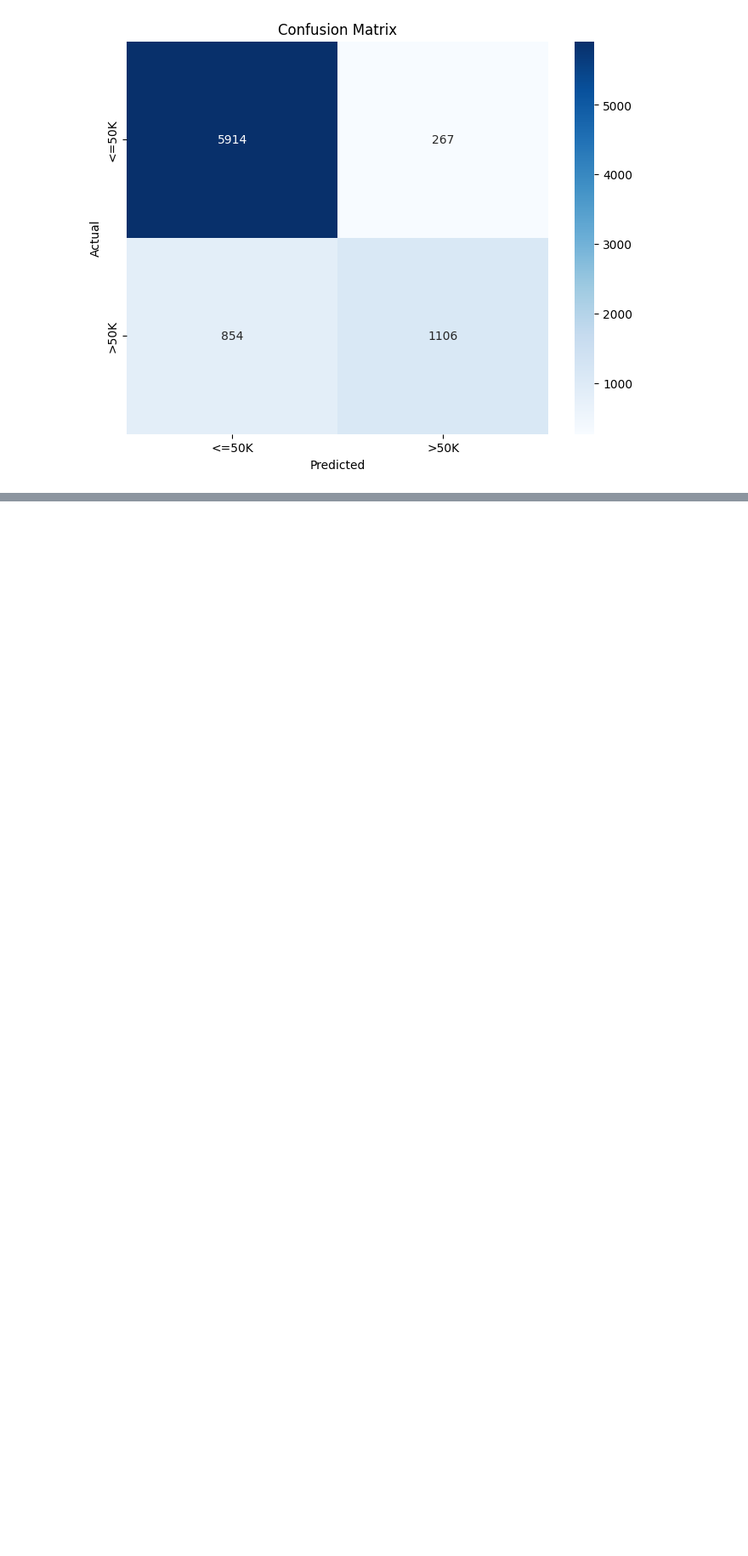
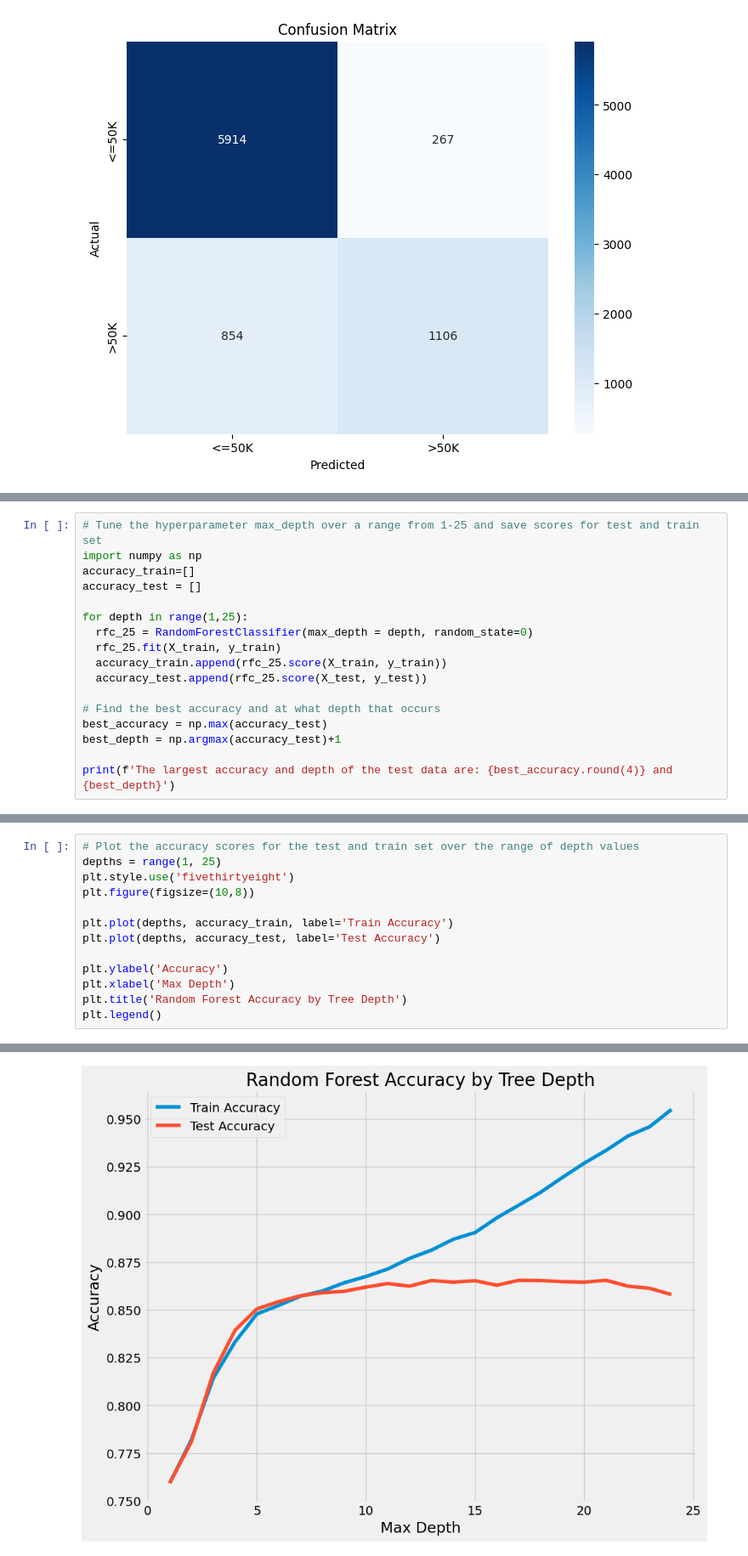
Before and after one commit to EsserMishelle/Applied-Data-Science-ML, a Jupyter notebook: Income_Analysis_DecisionTree_RandomForest.ipynb, the cells around one changed output, grey strips where cells are left out. Shown at 85% size. Saved outputs shown, nothing was run; the diff lists cells and outputs as text; blank space fills up the shorter version.

```diff
--- a/Income_Analysis_DecisionTree_RandomForest.ipynb
+++ b/Income_Analysis_DecisionTree_RandomForest.ipynb
@@ -485,0 +486,17 @@ plt.show()
+# %%
+# Tune the hyperparameter max_depth over a range from 1-25 and save scores for test and train set
+import numpy as np
+accuracy_train=[]
+accuracy_test = []
+
+for depth in range(1,25):
+  rfc_25 = RandomForestClassifier(max_depth = depth, random_state=0)
+  rfc_25.fit(X_train, y_train)
+  accuracy_train.append(rfc_25.score(X_train, y_train))
+  accuracy_test.append(rfc_25.score(X_test, y_test))
+
+# Find the best accuracy and at what depth that occurs
+best_accuracy = np.max(accuracy_test)
+best_depth = np.argmax(accuracy_test)+1
+
+print(f'The largest accuracy and depth of the test data are: {best_accuracy.round(4)} and {best_depth}')
@@ -485,0 +507,14 @@ plt.show()
+# %%
+# Plot the accuracy scores for the test and train set over the range of depth values
+depths = range(1, 25)
+plt.style.use('fivethirtyeight')
+plt.figure(figsize=(10,8))
+
+plt.plot(depths, accuracy_train, label='Train Accuracy')
+plt.plot(depths, accuracy_test, label='Test Accuracy')
+
+plt.ylabel('Accuracy')
+plt.xlabel('Max Depth')
+plt.title('Random Forest Accuracy by Tree Depth')
+plt.legend()
+# %% [output]
@@ -485,0 +522 @@ plt.show()
+[figure, added]
```
Also changed, not shown: parts of 15 cells of this notebook.
